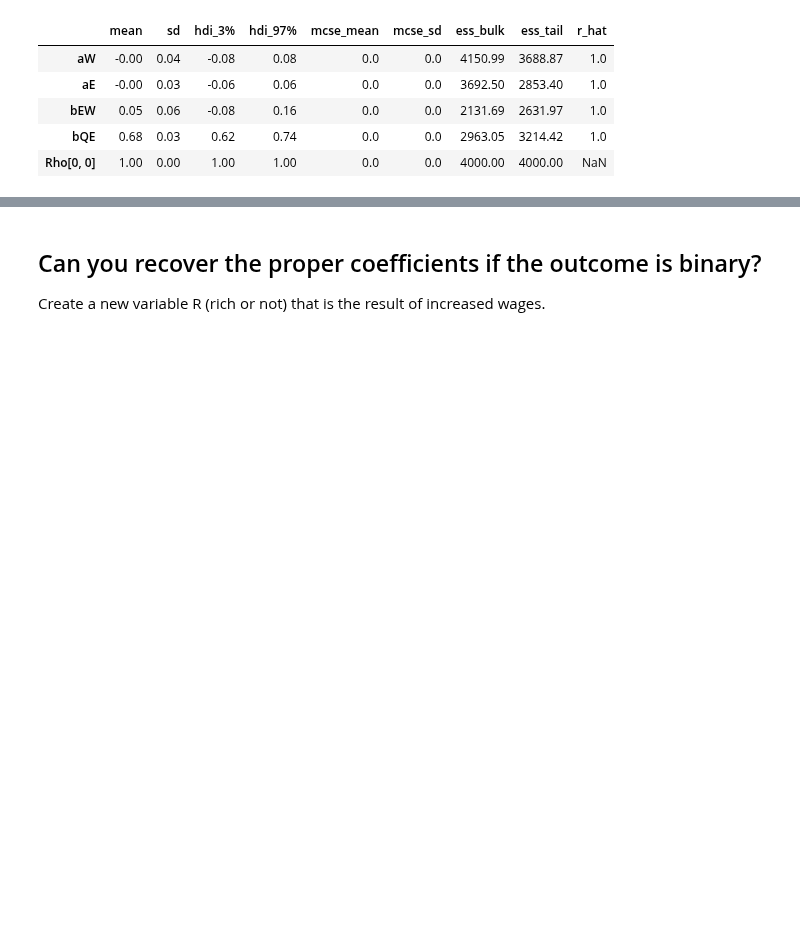
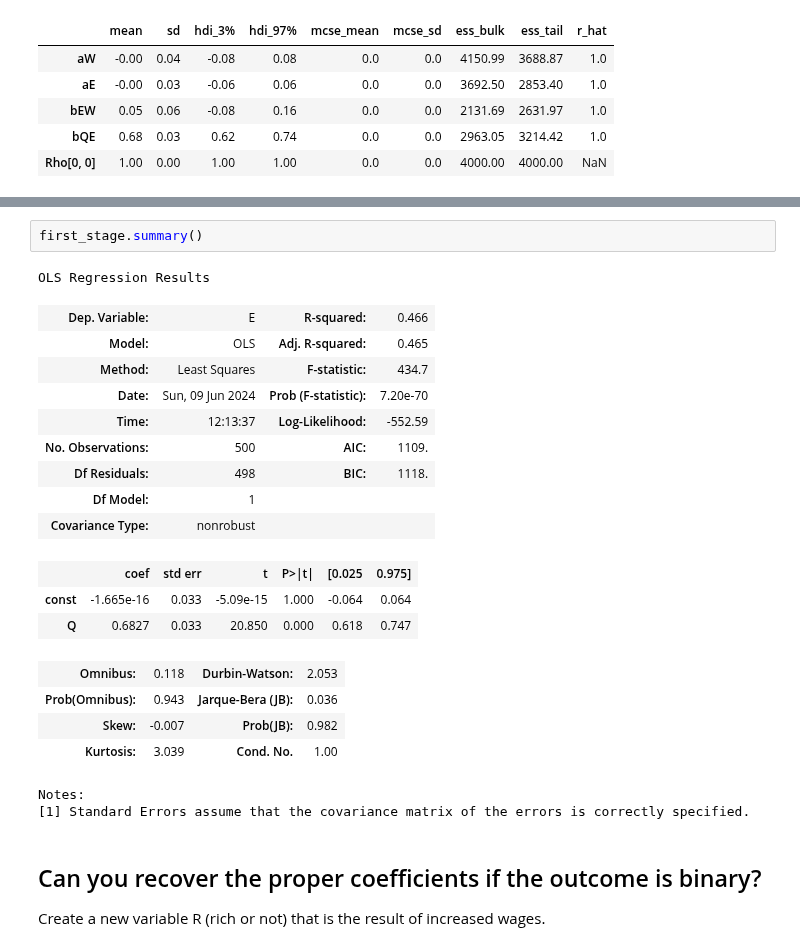
Before and after one commit to benslack19/benslack19.github.io, a Jupyter notebook: _posts_drafts/2024-06-03-mendelian-randomization.ipynb, the cells around one changed output, grey strips where cells are left out. Cells and saved outputs as stored; diff of their text form; blank space fills up the shorter version.

```diff
--- a/_posts_drafts/2024-06-03-mendelian-randomization.ipynb
+++ b/_posts_drafts/2024-06-03-mendelian-randomization.ipynb
@@ -141,3 +187,25 @@ df_trace_14_6_summary.head()
+# %%
+first_stage.summary()
+# %% [output]
+OLS Regression Results
+| Dep. Variable: | E | R-squared: | 0.466 |
+| Model: | OLS | Adj. R-squared: | 0.465 |
+| Method: | Least Squares | F-statistic: | 434.7 |
+| Date: | Sun, 09 Jun 2024 | Prob (F-statistic): | 7.20e-70 |
+| Time: | 12:13:37 | Log-Likelihood: | -552.59 |
+| No. Observations: | 500 | AIC: | 1109. |
+| Df Residuals: | 498 | BIC: | 1118. |
+| Df Model: | 1 |  |  |
+| Covariance Type: | nonrobust |  |  |
+|  | coef | std err | t | P>|t| | [0.025 | 0.975] |
+| const | -1.665e-16 | 0.033 | -5.09e-15 | 1.000 | -0.064 | 0.064 |
+| Q | 0.6827 | 0.033 | 20.850 | 0.000 | 0.618 | 0.747 |
+| Omnibus: | 0.118 | Durbin-Watson: | 2.053 |
+| Prob(Omnibus): | 0.943 | Jarque-Bera (JB): | 0.036 |
+| Skew: | -0.007 | Prob(JB): | 0.982 |
+| Kurtosis: | 3.039 | Cond. No. | 1.00 |
+Notes:
+[1] Standard Errors assume that the covariance matrix of the errors is correctly specified.
 # %% [markdown]
 ## Can you recover the proper coefficients if the outcome is binary?
 
```
Also changed, not shown: parts of 2 cells of this notebook.
